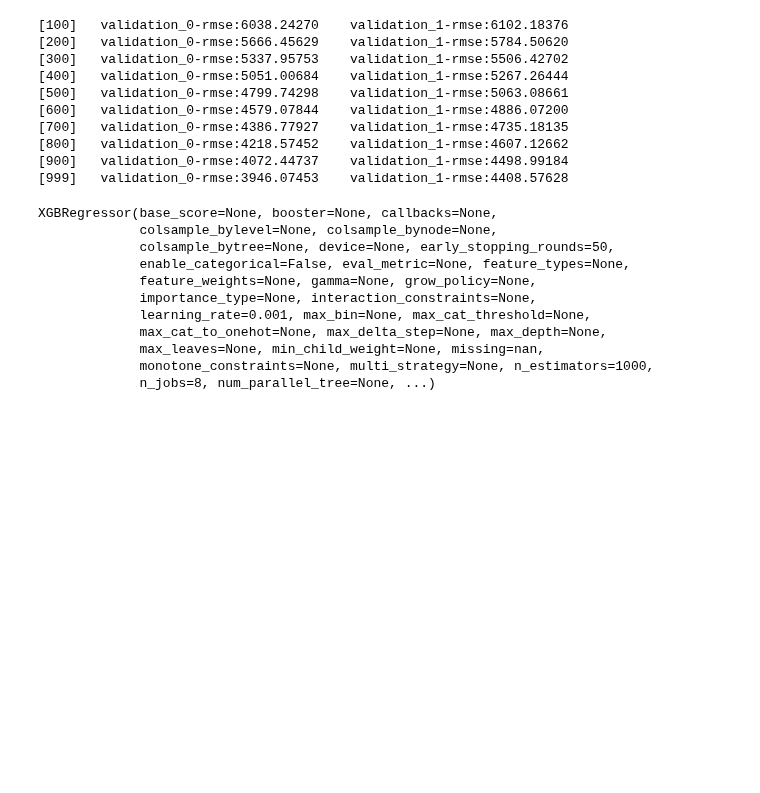
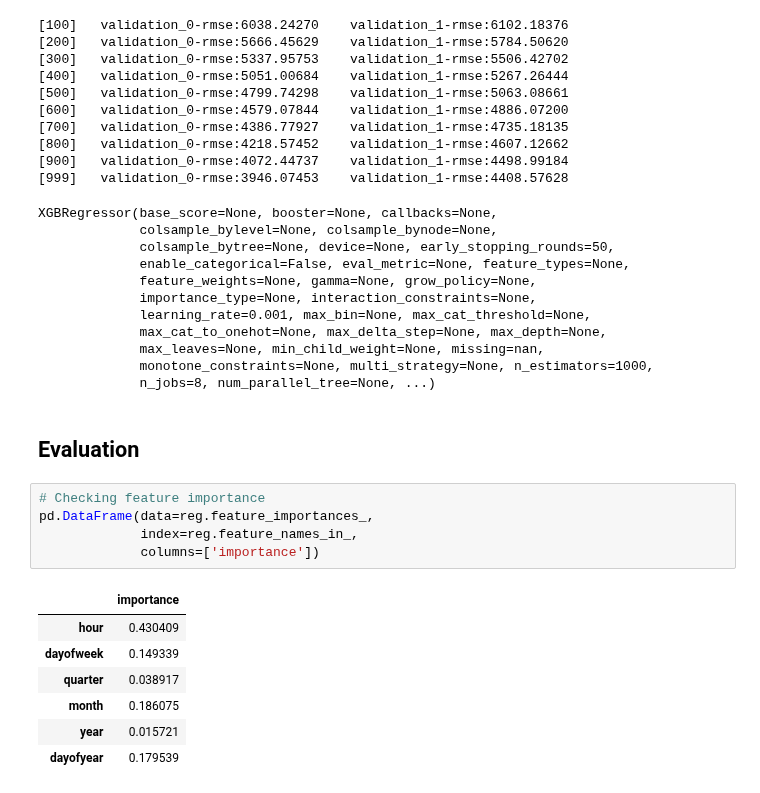
Before and after one commit to Phionanamugga/Energy_Projects, a Jupyter notebook: load_forecastingUSA.ipynb, the cells around one changed output. Cells and saved outputs as stored; diff of their text form; blank space fills up the shorter version.

Commit message:
checks for features importance

```diff
--- a/load_forecastingUSA.ipynb
+++ b/load_forecastingUSA.ipynb
@@ -198,3 +198,18 @@ XGBRegressor(base_score=None, booster=None, callbacks=None,
              max_leaves=None, min_child_weight=None, missing=nan,
              monotone_constraints=None, multi_strategy=None, n_estimators=1000,
              n_jobs=8, num_parallel_tree=None, ...)
+# %% [markdown]
+## Evaluation
+# %%
+# Checking feature importance
+pd.DataFrame(data=reg.feature_importances_,
+             index=reg.feature_names_in_,
+             columns=['importance'])
+# %% [output]
+|  | importance |
+| hour | 0.430409 |
+| dayofweek | 0.149339 |
+| quarter | 0.038917 |
+| month | 0.186075 |
+| year | 0.015721 |
+| dayofyear | 0.179539 |
```
